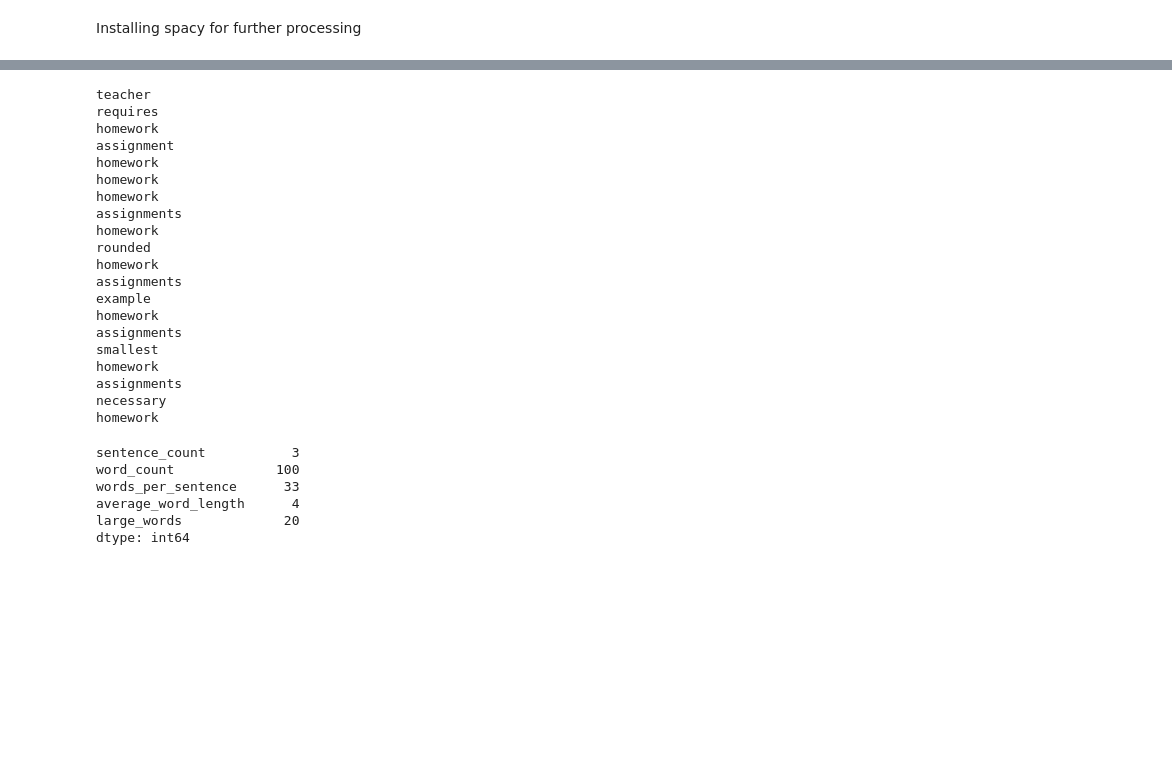
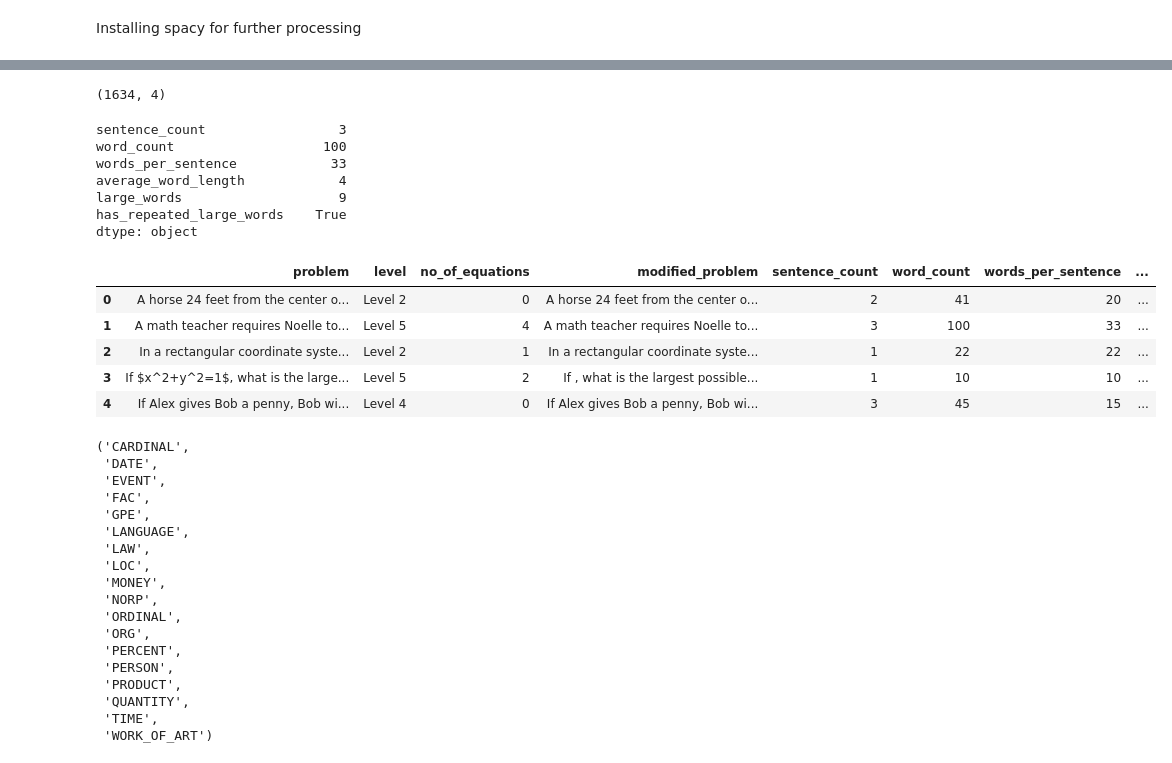
Before and after one commit to ysaidheeraj/NLP_math_research_project, a Jupyter notebook: NLP_Math.ipynb, the cells around one changed output, grey strips where cells are left out. Cells and saved outputs as stored; diff of their text form; code cells hidden in the pictures; blank space fills up the shorter version.

```diff
--- a/NLP_Math.ipynb
+++ b/NLP_Math.ipynb
@@ -96,5 +101,7 @@ math_problems.head()
 | 4 | If $x^2+y^2=1$, what is the large... | Level 5 | 2 | If , what is the largest possible... |
 # %%
 math_problems.to_csv("../data_processed.csv")
+# %%
+math_problems = pd.read_csv("../data_processed.csv")
 # %% [markdown]
 Installing spacy for further processing
@@ -121,3 +108,7 @@ Requirement already satisfied: MarkupSafe>=2.0 in /usr/local/lib/python3.10/dist
+# %%
+math_problems.shape
+# %% [output]
+(1634, 4)
 # %%
 import spacy
 
@@ -134,6 +125,8 @@ def get_text_attributes(text):
   word_count = 0
   words_len_greater_than_six = 0
   char_count = 0
+  large_words=[]
+  has_repeated_large_words = False
 
   for token in document:
     if not token.is_space:
@@ -144,7 +137,11 @@ def get_text_attributes(text):
 
         #Number of words with length greater than 6
         if len(token.text) > 6:
-          words_len_greater_than_six += 1
+          if token.text not in large_words:
+            words_len_greater_than_six += 1
+            large_words.append(token.text)
+          else:
+            has_repeated_large_words = True
 
   #Average words per sentence
   words_per_sentence = round(word_count / sentence_count)
@@ -152,36 +149,26 @@ def get_text_attributes(text):
   #Average length of words
   average_word_length = round(char_count / word_count)
 
-  return pd.Series({'sentence_count': sentence_count, 'word_count': word_count, 'words_per_sentence': words_per_sentence, 'average_word_length': average_word_length, 'large_words': words_len_greater_than_six})
+  return pd.Series({'sentence_count': sentence_count, 'word_count': word_count, 'words_per_sentence': words_per_sentence, 'average_word_length': average_word_length, 'large_words': words_len_greater_than_six, 'has_repeated_large_words': has_repeated_large_words})
 # %%
 get_text_attributes("A math teacher requires Noelle to do one homework assignment for each of the first five homework points she wants to earn; for each of the next five homework points, she needs to do two homework assignments; and so on, so that to earn the  homework point, she has to do  (rounded up) homework assignments. For example, when she has 11 points, it will take  homework assignments to earn her  point. What is the smallest number of homework assignments necessary to earn a total of 25 homework points?")
 # %% [output]
-teacher
-requires
-homework
-assignment
-homework
-homework
-homework
-assignments
-homework
-rounded
-homework
-assignments
-example
-homework
-assignments
-smallest
-homework
-assignments
-necessary
-homework
+sentence_count                 3
+word_count                   100
+words_per_sentence            33
+average_word_length            4
+large_words                    9
+has_repeated_large_words    True
+dtype: object
-sentence_count           3
-word_count             100
-words_per_sentence      33
-average_word_length      4
-large_words             20
-dtype: int64
 # %%
 math_problems = pd.concat([math_problems, math_problems['modified_problem'].apply(get_text_attributes)], axis=1)
+# %%
+math_problems.head()
+# %% [output]
+|  | problem | level | no_of_equations | modified_problem | sentence_count | word_count | words_per_sentence | ... |
+| 0 | A horse 24 feet from the center o... | Level 2 | 0 | A horse 24 feet from the center o... | 2 | 41 | 20 | ... |
+| 1 | A math teacher requires Noelle to... | Level 5 | 4 | A math teacher requires Noelle to... | 3 | 100 | 33 | ... |
+| 2 | In a rectangular coordinate syste... | Level 2 | 1 | In a rectangular coordinate syste... | 1 | 22 | 22 | ... |
+| 3 | If $x^2+y^2=1$, what is the large... | Level 5 | 2 | If , what is the largest possible... | 1 | 10 | 10 | ... |
+| 4 | If Alex gives Bob a penny, Bob wi... | Level 4 | 0 | If Alex gives Bob a penny, Bob wi... | 3 | 45 | 15 | ... |
 # %%
@@ -188,0 +176,22 @@ math_problems.to_csv("../data_processed_with_base_attrs.csv")
+# %%
+#List of labels for named entity recognition using spacy for en_core_web_sm
+corpus.get_pipe("ner").labels
+# %% [output]
+('CARDINAL',
+ 'DATE',
+ 'EVENT',
+ 'FAC',
+ 'GPE',
+ 'LANGUAGE',
+ 'LAW',
+ 'LOC',
+ 'MONEY',
+ 'NORP',
+ 'ORDINAL',
+ 'ORG',
+ 'PERCENT',
+ 'PERSON',
+ 'PRODUCT',
+ 'QUANTITY',
+ 'TIME',
+ 'WORK_OF_ART')
```
Also changed, not shown: parts of 16 cells of this notebook.
